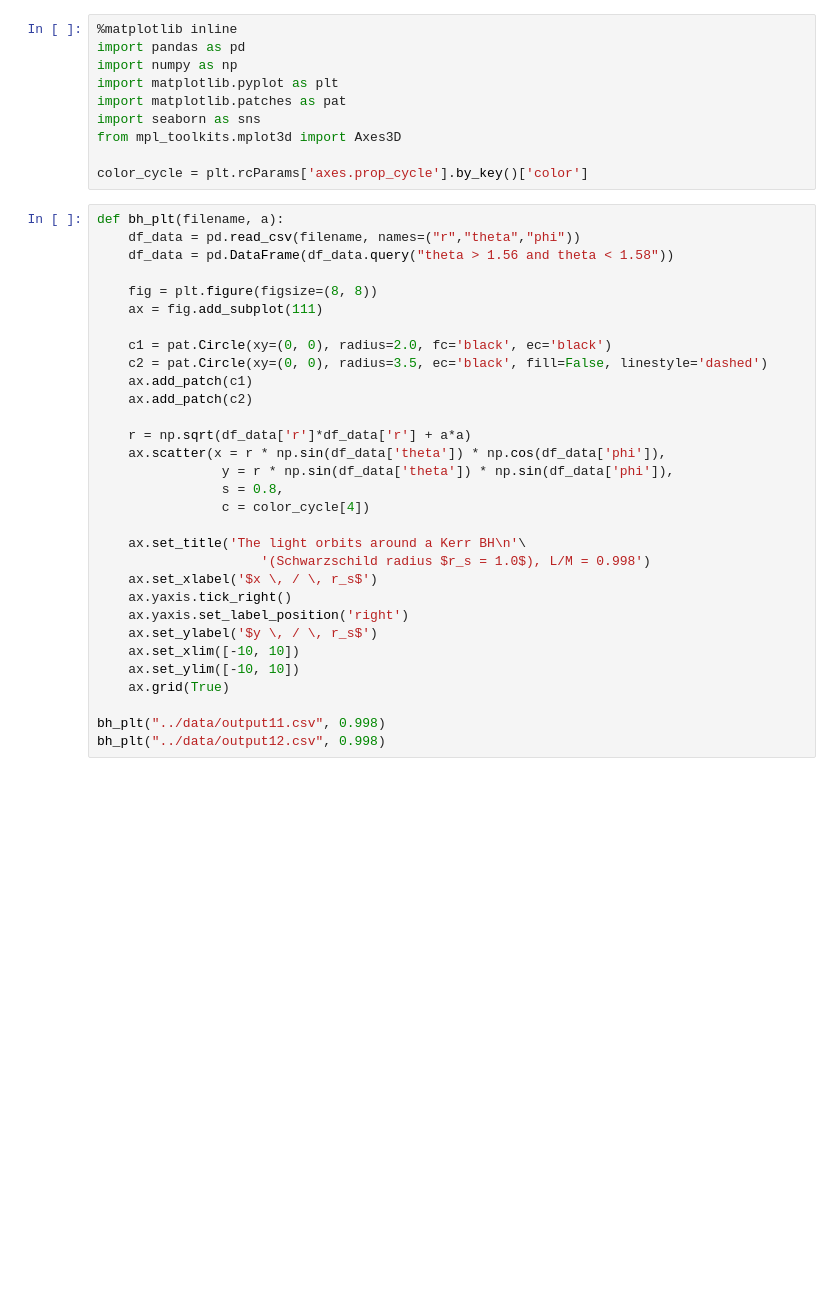
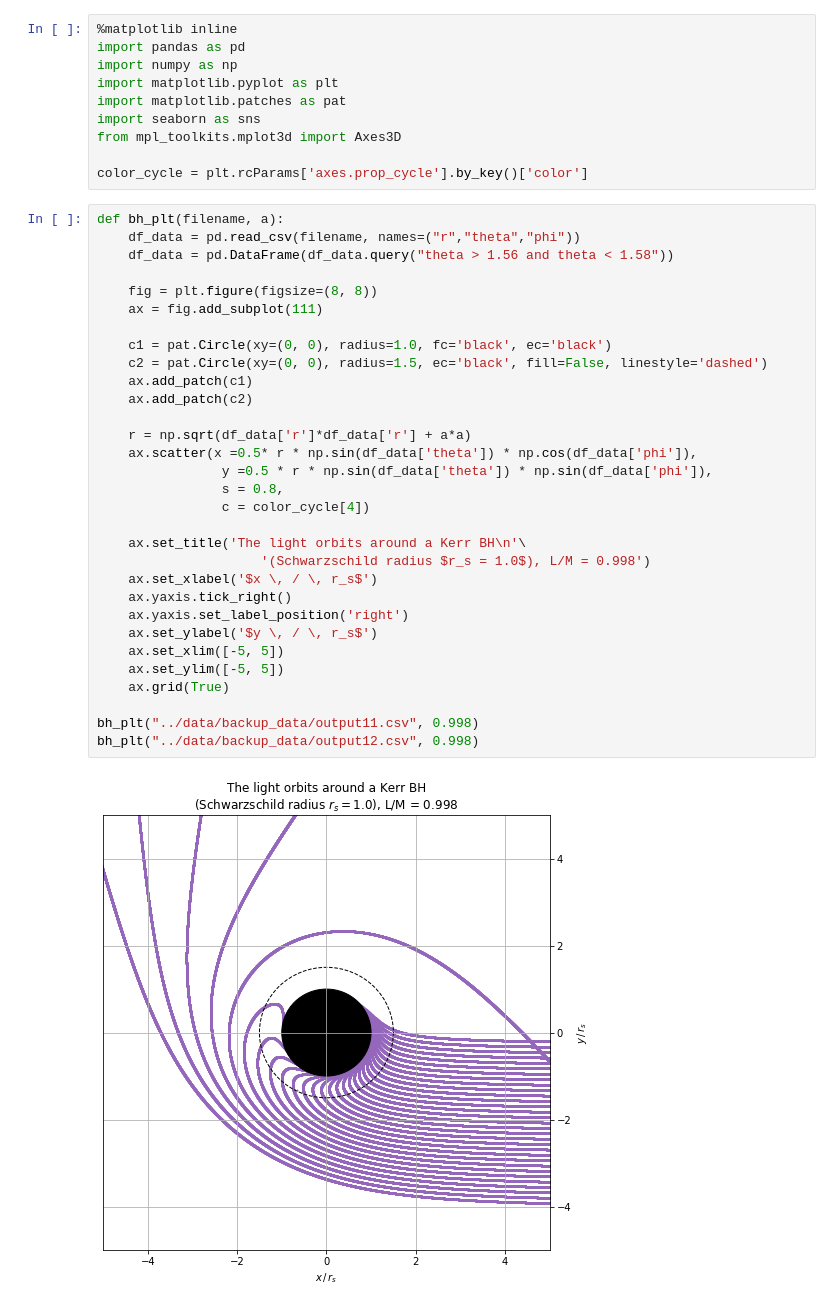
Before and after one commit to kazuki-iwanaga/BlackHoleCamera, a Jupyter notebook: notebooks/BlackHoleCamera.ipynb, the cells around one changed output. Saved outputs shown, nothing was run; the diff lists cells and outputs as text; blank space fills up the shorter version.

```diff
--- a/notebooks/BlackHoleCamera.ipynb
+++ b/notebooks/BlackHoleCamera.ipynb
@@ -13,31 +13,33 @@ color_cycle = plt.rcParams['axes.prop_cycle'].by_key()['color']
 # %%
 def bh_plt(filename, a):
     df_data = pd.read_csv(filename, names=("r","theta","phi"))
     df_data = pd.DataFrame(df_data.query("theta > 1.56 and theta < 1.58"))
 
     fig = plt.figure(figsize=(8, 8))
     ax = fig.add_subplot(111)
 
-    c1 = pat.Circle(xy=(0, 0), radius=2.0, fc='black', ec='black')
-    c2 = pat.Circle(xy=(0, 0), radius=3.5, ec='black', fill=False, linestyle='dashed')
+    c1 = pat.Circle(xy=(0, 0), radius=1.0, fc='black', ec='black')
+    c2 = pat.Circle(xy=(0, 0), radius=1.5, ec='black', fill=False, linestyle='dashed')
     ax.add_patch(c1)
     ax.add_patch(c2)
 
     r = np.sqrt(df_data['r']*df_data['r'] + a*a)
-    ax.scatter(x = r * np.sin(df_data['theta']) * np.cos(df_data['phi']),
-                y = r * np.sin(df_data['theta']) * np.sin(df_data['phi']),
+    ax.scatter(x =0.5* r * np.sin(df_data['theta']) * np.cos(df_data['phi']),
+                y =0.5 * r * np.sin(df_data['theta']) * np.sin(df_data['phi']),
                 s = 0.8,
                 c = color_cycle[4])
 
     ax.set_title('The light orbits around a Kerr BH\n'\
                      '(Schwarzschild radius $r_s = 1.0$), L/M = 0.998')
     ax.set_xlabel('$x \, / \, r_s$')
     ax.yaxis.tick_right()
     ax.yaxis.set_label_position('right')
     ax.set_ylabel('$y \, / \, r_s$')
-    ax.set_xlim([-10, 10])
-    ax.set_ylim([-10, 10])
+    ax.set_xlim([-5, 5])
+    ax.set_ylim([-5, 5])
     ax.grid(True)
 
-bh_plt("../data/output11.csv", 0.998)
-bh_plt("../data/output12.csv", 0.998)
+bh_plt("../data/backup_data/output11.csv", 0.998)
+bh_plt("../data/backup_data/output12.csv", 0.998)
+# %% [output]
+[figure, added]
```
Also changed, not shown: parts of 2 cells of this notebook, 1 other file.
